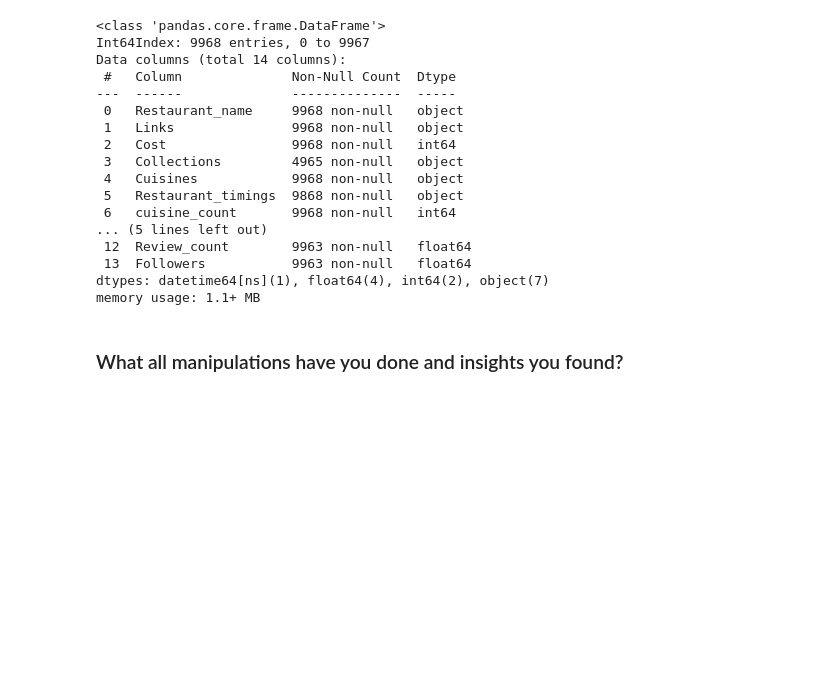
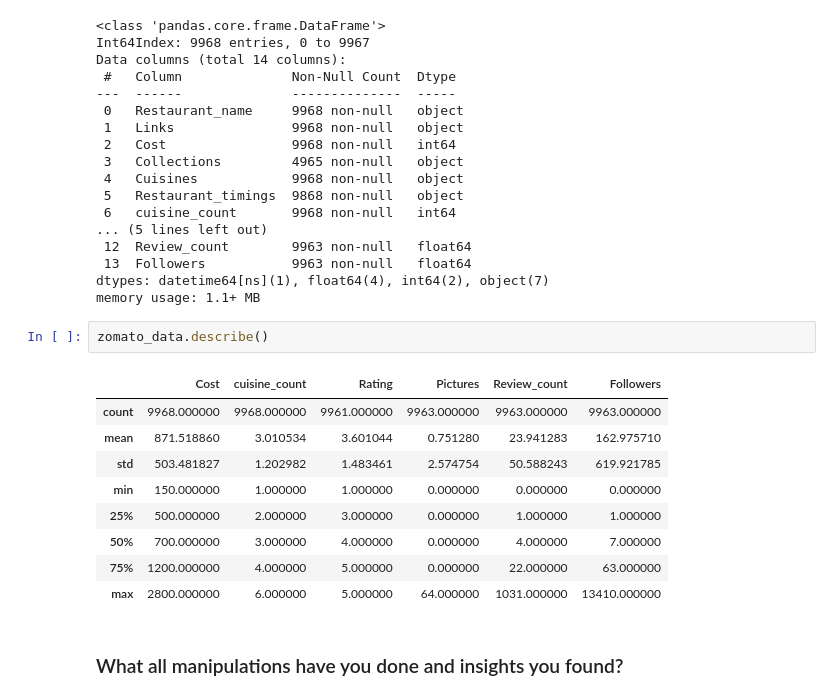
Before and after one commit to v1git12/Capstone-Project-4-Zomato-Restraurant-Clustering-And-Sentiment-Analysis, a Jupyter notebook: Zomato_Restaurant_Clustering_&_Sentiment_Analysis.ipynb, the cells around one changed output. Cells and saved outputs as stored; diff of their text form; blank space fills up the shorter version.

```diff
--- a/Zomato_Restaurant_Clustering_&_Sentiment_Analysis.ipynb
+++ b/Zomato_Restaurant_Clustering_&_Sentiment_Analysis.ipynb
@@ -965,6 +965,18 @@ Data columns (total 14 columns):
  13  Followers           9963 non-null   float64
 dtypes: datetime64[ns](1), float64(4), int64(2), object(7)
 memory usage: 1.1+ MB
+# %%
+zomato_data.describe()
+# %% [output]
+|  | Cost | cuisine_count | Rating | Pictures | Review_count | Followers |
+| count | 9968.000000 | 9968.000000 | 9961.000000 | 9963.000000 | 9963.000000 | 9963.000000 |
+| mean | 871.518860 | 3.010534 | 3.601044 | 0.751280 | 23.941283 | 162.975710 |
+| std | 503.481827 | 1.202982 | 1.483461 | 2.574754 | 50.588243 | 619.921785 |
+| min | 150.000000 | 1.000000 | 1.000000 | 0.000000 | 0.000000 | 0.000000 |
+| 25% | 500.000000 | 2.000000 | 3.000000 | 0.000000 | 1.000000 | 1.000000 |
+| 50% | 700.000000 | 3.000000 | 4.000000 | 0.000000 | 4.000000 | 7.000000 |
+| 75% | 1200.000000 | 4.000000 | 5.000000 | 0.000000 | 22.000000 | 63.000000 |
+| max | 2800.000000 | 6.000000 | 5.000000 | 64.000000 | 1031.000000 | 13410.000000 |
 # %% [markdown]
 ### What all manipulations have you done and insights you found?
 # %% [markdown]
```
Also changed, not shown: parts of 47 cells of this notebook.
